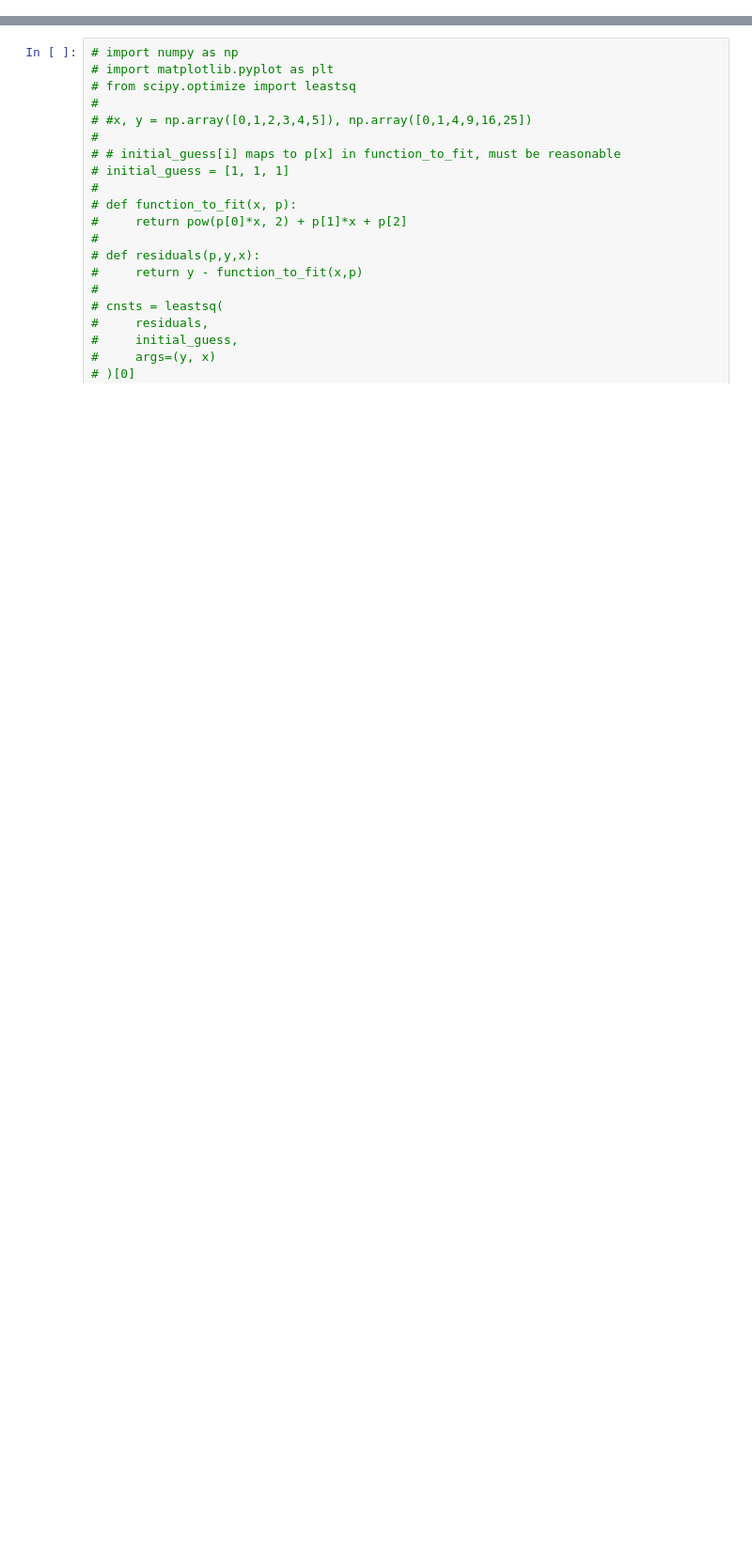
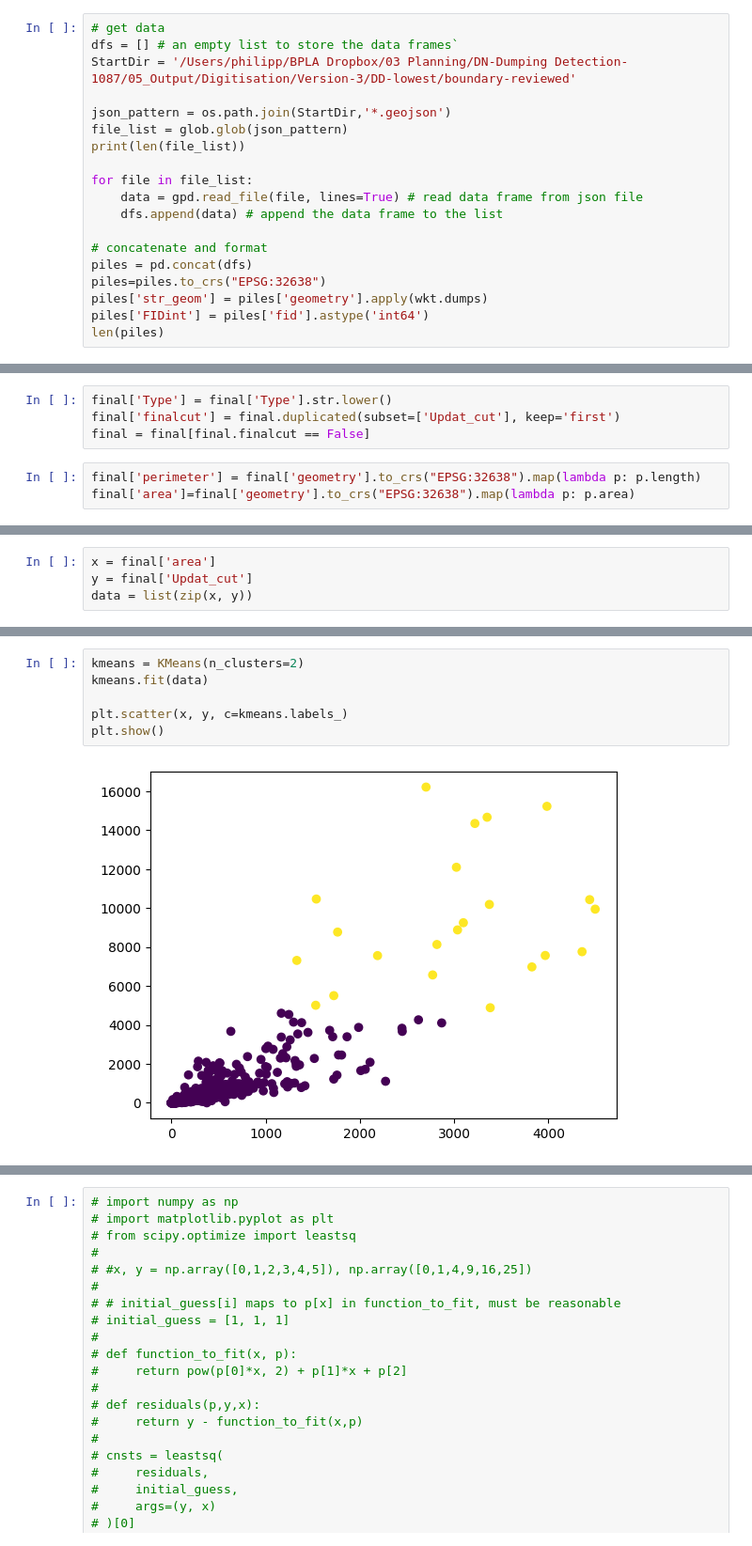
Before and after one commit to PhillRob/point-cloud-volume, a Jupyter notebook: area-volume-model.ipynb, the cells around one changed output, grey strips where cells are left out. Shown: that part at 94% size. Drawn from its saved outputs; the diff is of its cells as text; blank space fills up the shorter version.

```diff
--- a/area-volume-model.ipynb
+++ b/area-volume-model.ipynb
@@ -256,0 +20,19 @@ y = np.array(finalSmall['cut']).reshape((-1, 1))
+# %%
+# get data
+dfs = [] # an empty list to store the data frames`
+StartDir = '/Users/philipp/BPLA Dropbox/03 Planning/DN-Dumping Detection-1087/05_Output/Digitisation/Version-3/DD-lowest/boundary-reviewed'
+
+json_pattern = os.path.join(StartDir,'*.geojson')
+file_list = glob.glob(json_pattern)
+print(len(file_list))
+
+for file in file_list:
+    data = gpd.read_file(file, lines=True) # read data frame from json file
+    dfs.append(data) # append the data frame to the list
+
+# concatenate and format
+piles = pd.concat(dfs)
+piles=piles.to_crs("EPSG:32638")
+piles['str_geom'] = piles['geometry'].apply(wkt.dumps)
+piles['FIDint'] = piles['fid'].astype('int64')
+len(piles)
@@ -256,0 +76,7 @@ y = np.array(finalSmall['cut']).reshape((-1, 1))
+# %%
+final['Type'] = final['Type'].str.lower()
+final['finalcut'] = final.duplicated(subset=['Updat_cut'], keep='first')
+final = final[final.finalcut == False]
+# %%
+final['perimeter'] = final['geometry'].to_crs("EPSG:32638").map(lambda p: p.length)
+final['area']=final['geometry'].to_crs("EPSG:32638").map(lambda p: p.area)
@@ -256,0 +137,4 @@ y = np.array(finalSmall['cut']).reshape((-1, 1))
+# %%
+x = final['area']
+y = final['Updat_cut']
+data = list(zip(x, y))
@@ -256,0 +158,8 @@ y = np.array(finalSmall['cut']).reshape((-1, 1))
+# %%
+kmeans = KMeans(n_clusters=2)
+kmeans.fit(data)
+
+plt.scatter(x, y, c=kmeans.labels_)
+plt.show()
+# %% [output]
+[figure, added]
```
Also changed, not shown: parts of 53 cells of this notebook, 5 other files.
